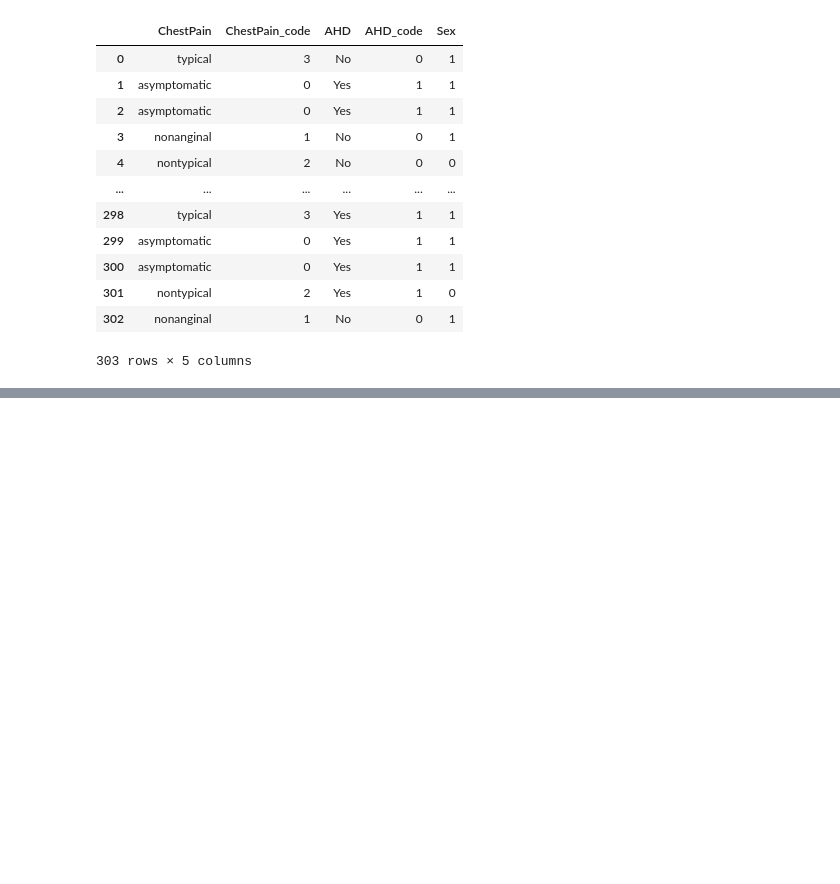
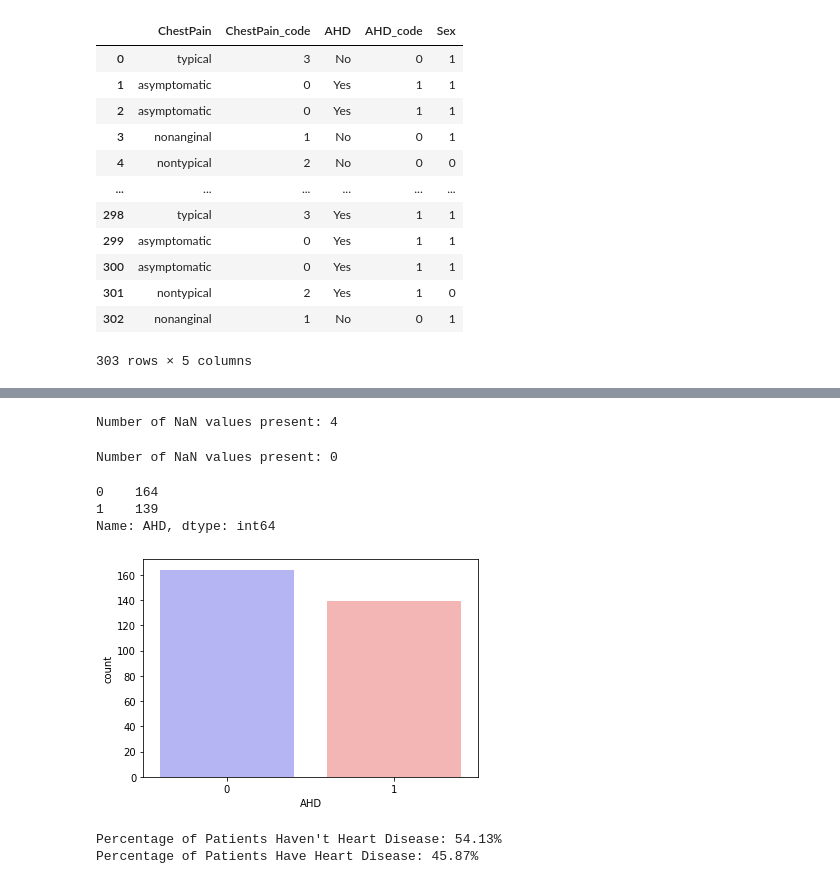
Before and after one commit to yunisindhu/Robusters, a Jupyter notebook: SindhuRajan_ML1Assignment.ipynb, the cells around one changed output, grey strips where cells are left out. Drawn from its saved outputs; the diff is of its cells as text; code cells hidden in the pictures; blank space fills up the shorter version.

```diff
--- a/SindhuRajan_ML1Assignment.ipynb
+++ b/SindhuRajan_ML1Assignment.ipynb
@@ -45,0 +146,3 @@ df[["ChestPain", "ChestPain_code", "AHD", "AHD_code", "Sex"]]
+# %%
+AHD_map = {'Yes': 1, 'No': 0}
+df['AHD'] = df['AHD'].map(AHD_map)
@@ -45,0 +166,39 @@ df[["ChestPain", "ChestPain_code", "AHD", "AHD_code", "Sex"]]
+# %%
+df['Thal'] = df['Thal'].replace(np.nan, 0)
+# %%
+count_nan = df['Ca'].isnull().sum()
+
+# printing the number of values present
+# in the column
+print('Number of NaN values present: ' + str(count_nan))
+# %% [output]
+Number of NaN values present: 4
+# %%
+df['Ca'] = df['Ca'].replace(np.nan, 0)
+# %%
+count_nan = df['Ca'].isnull().sum()
+
+# printing the number of values present
+# in the column
+print('Number of NaN values present: ' + str(count_nan))
+# %% [output]
+Number of NaN values present: 0
+# %%
+df.AHD.value_counts()
+# %% [output]
+0    164
+1    139
+Name: AHD, dtype: int64
+# %%
+sns.countplot(x="AHD", data=df, palette="bwr")
+plt.show()
+# %% [output]
+[figure, added]
+# %%
+countNoDisease = len(df[df.AHD == 0])
+countHaveDisease = len(df[df.AHD == 1])
+print("Percentage of Patients Haven't Heart Disease: {:.2f}%".format((countNoDisease / (len(df.AHD))*100)))
+print("Percentage of Patients Have Heart Disease: {:.2f}%".format((countHaveDisease / (len(df.AHD))*100)))
+# %% [output]
+Percentage of Patients Haven't Heart Disease: 54.13%
+Percentage of Patients Have Heart Disease: 45.87%
```
Also changed, not shown: parts of 24 cells of this notebook.
